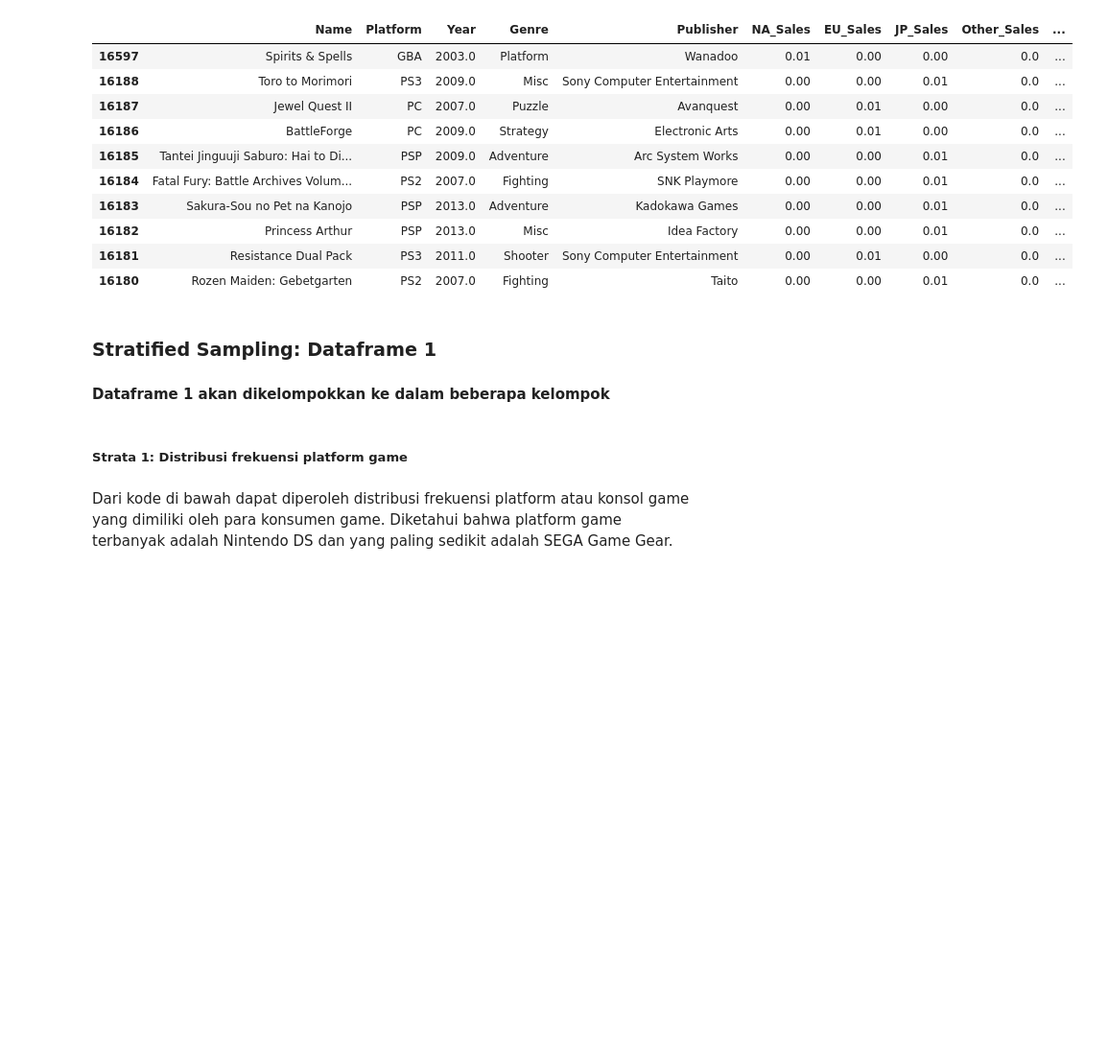
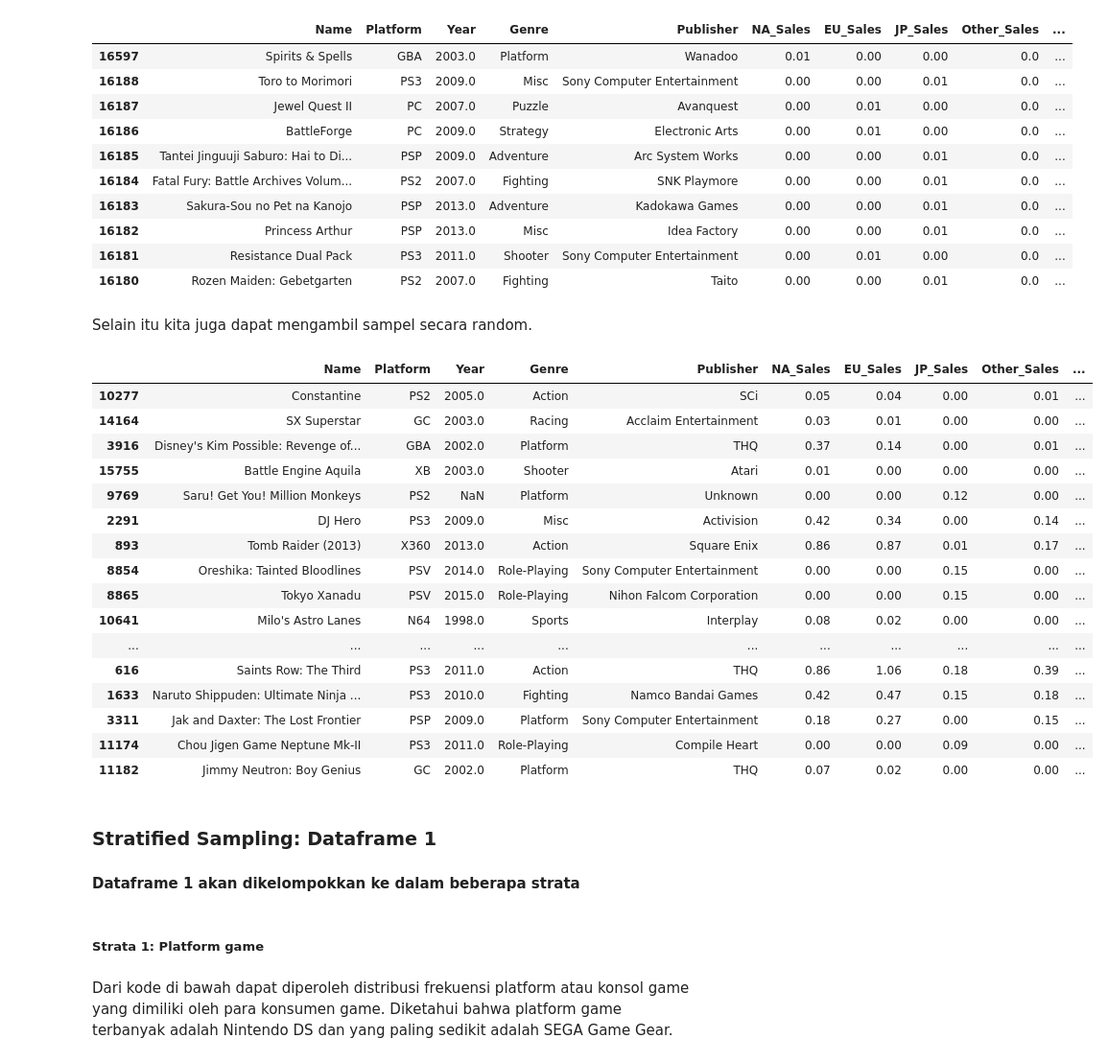
Before and after one commit to nexusprime-hak/Tubes-Pengkom-K-20-2023_2, a Jupyter notebook: Tugas_5.ipynb, the cells around one changed output. Shown: that part at 96% size. Saved outputs shown, nothing was run; the diff lists cells and outputs as text; code cells hidden in the pictures; blank space fills up the shorter version.

```diff
--- a/Tugas_5.ipynb
+++ b/Tugas_5.ipynb
@@ -67,11 +67,34 @@ min_10.head(10)
 | 16182 | Princess Arthur | PSP | 2013.0 | Misc | Idea Factory | 0.00 | 0.00 | 0.01 | 0.0 | ... |
 | 16181 | Resistance Dual Pack | PS3 | 2011.0 | Shooter | Sony Computer Entertainment | 0.00 | 0.01 | 0.00 | 0.0 | ... |
 | 16180 | Rozen Maiden: Gebetgarten | PS2 | 2007.0 | Fighting | Taito | 0.00 | 0.00 | 0.01 | 0.0 | ... |
+# %% [markdown]
+Selain itu kita juga dapat mengambil sampel secara random.
+# %%
+sample = df_1.sample(n=30)
+sample
+# %% [output]
+|  | Name | Platform | Year | Genre | Publisher | NA_Sales | EU_Sales | JP_Sales | Other_Sales | ... |
+| 10277 | Constantine | PS2 | 2005.0 | Action | SCi | 0.05 | 0.04 | 0.00 | 0.01 | ... |
+| 14164 | SX Superstar | GC | 2003.0 | Racing | Acclaim Entertainment | 0.03 | 0.01 | 0.00 | 0.00 | ... |
+| 3916 | Disney's Kim Possible: Revenge of... | GBA | 2002.0 | Platform | THQ | 0.37 | 0.14 | 0.00 | 0.01 | ... |
+| 15755 | Battle Engine Aquila | XB | 2003.0 | Shooter | Atari | 0.01 | 0.00 | 0.00 | 0.00 | ... |
+| 9769 | Saru! Get You! Million Monkeys | PS2 | NaN | Platform | Unknown | 0.00 | 0.00 | 0.12 | 0.00 | ... |
+| 2291 | DJ Hero | PS3 | 2009.0 | Misc | Activision | 0.42 | 0.34 | 0.00 | 0.14 | ... |
+| 893 | Tomb Raider (2013) | X360 | 2013.0 | Action | Square Enix | 0.86 | 0.87 | 0.01 | 0.17 | ... |
+| 8854 | Oreshika: Tainted Bloodlines | PSV | 2014.0 | Role-Playing | Sony Computer Entertainment | 0.00 | 0.00 | 0.15 | 0.00 | ... |
+| 8865 | Tokyo Xanadu | PSV | 2015.0 | Role-Playing | Nihon Falcom Corporation | 0.00 | 0.00 | 0.15 | 0.00 | ... |
+| 10641 | Milo's Astro Lanes | N64 | 1998.0 | Sports | Interplay | 0.08 | 0.02 | 0.00 | 0.00 | ... |
+| ... | ... | ... | ... | ... | ... | ... | ... | ... | ... | ... |
+| 616 | Saints Row: The Third | PS3 | 2011.0 | Action | THQ | 0.86 | 1.06 | 0.18 | 0.39 | ... |
+| 1633 | Naruto Shippuden: Ultimate Ninja ... | PS3 | 2010.0 | Fighting | Namco Bandai Games | 0.42 | 0.47 | 0.15 | 0.18 | ... |
+| 3311 | Jak and Daxter: The Lost Frontier | PSP | 2009.0 | Platform | Sony Computer Entertainment | 0.18 | 0.27 | 0.00 | 0.15 | ... |
+| 11174 | Chou Jigen Game Neptune Mk-II | PS3 | 2011.0 | Role-Playing | Compile Heart | 0.00 | 0.00 | 0.09 | 0.00 | ... |
+| 11182 | Jimmy Neutron: Boy Genius | GC | 2002.0 | Platform | THQ | 0.07 | 0.02 | 0.00 | 0.00 | ... |
 # %% [markdown]
 <h3>Stratified Sampling: Dataframe 1</h3>
-<h4>Dataframe 1 akan dikelompokkan ke dalam beberapa kelompok</h4>
+<h4>Dataframe 1 akan dikelompokkan ke dalam beberapa strata</h4>
 # %% [markdown]
-<h5>Strata 1: Distribusi frekuensi platform game</h5>
+<h5>Strata 1: Platform game</h5>
 # %% [markdown]
 <p>Dari kode di bawah dapat diperoleh distribusi frekuensi platform atau konsol game yang dimiliki oleh para konsumen game. Diketahui bahwa platform game terbanyak adalah Nintendo DS dan yang paling sedikit adalah SEGA Game Gear.</p>
 # %%
```
Also changed, not shown: parts of 33 cells of this notebook.
